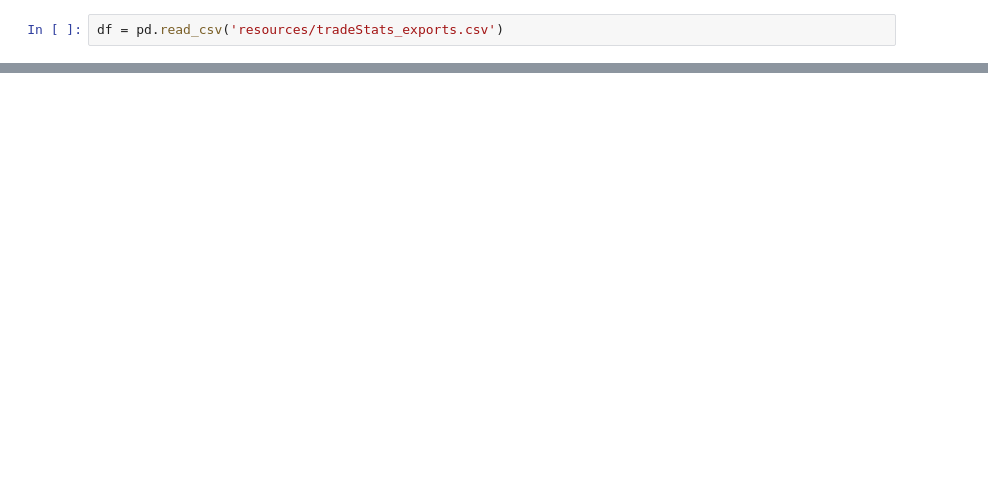
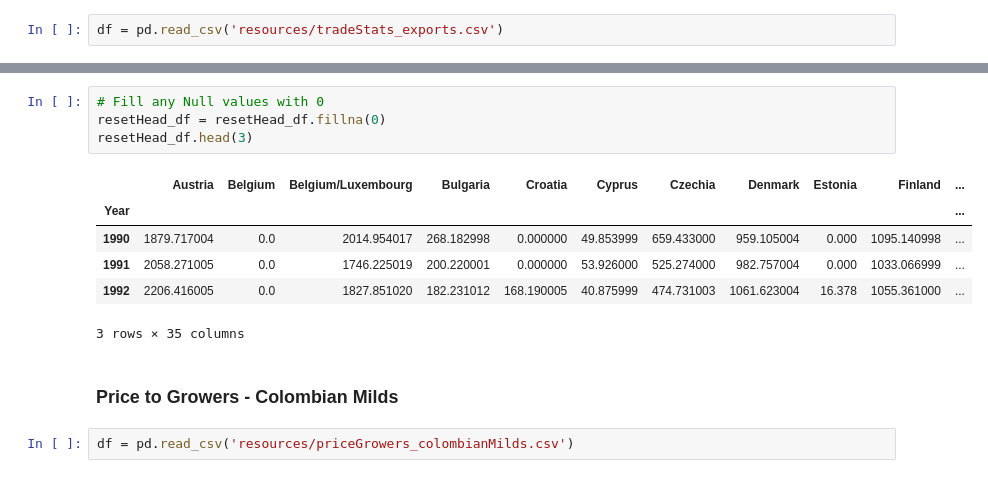
Before and after one commit to nikoelvambuena95/coffee, a Jupyter notebook: coffee.ipynb, the cells around one changed output, grey strips where cells are left out. Saved outputs shown, nothing was run; the diff lists cells and outputs as text; blank space fills up the shorter version.

```diff
--- a/coffee.ipynb
+++ b/coffee.ipynb
@@ -85,0 +67,15 @@ resetHead_df
+# %%
+# Fill any Null values with 0
+resetHead_df = resetHead_df.fillna(0)
+resetHead_df.head(3)
+# %% [output]
+|  | Austria | Belgium | Belgium/Luxembourg | Bulgaria | Croatia | Cyprus | Czechia | Denmark | Estonia | Finland | ... |
+| Year |  |  |  |  |  |  |  |  |  |  | ... |
+| 1990 | 1879.717004 | 0.0 | 2014.954017 | 268.182998 | 0.000000 | 49.853999 | 659.433000 | 959.105004 | 0.000 | 1095.140998 | ... |
+| 1991 | 2058.271005 | 0.0 | 1746.225019 | 200.220001 | 0.000000 | 53.926000 | 525.274000 | 982.757004 | 0.000 | 1033.066999 | ... |
+| 1992 | 2206.416005 | 0.0 | 1827.851020 | 182.231012 | 168.190005 | 40.875999 | 474.731003 | 1061.623004 | 16.378 | 1055.361000 | ... |
+3 rows × 35 columns
+# %% [markdown]
+### Price to Growers - Colombian Milds
+# %%
+df = pd.read_csv('resources/priceGrowers_colombianMilds.csv')
```
Also changed, not shown: parts of 31 cells of this notebook, 3 other files.
